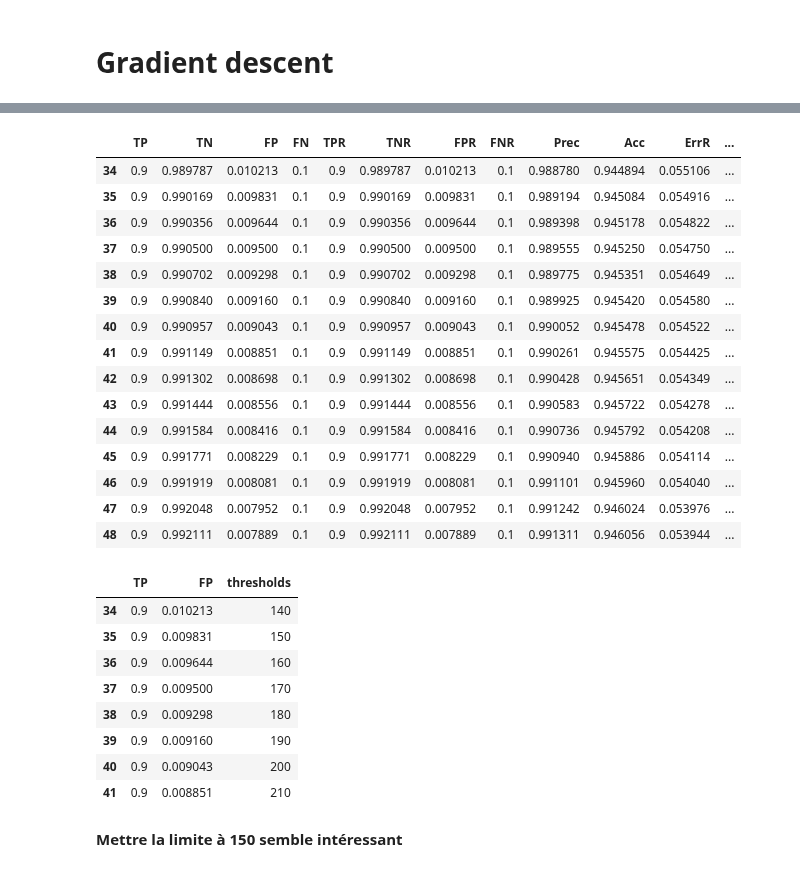
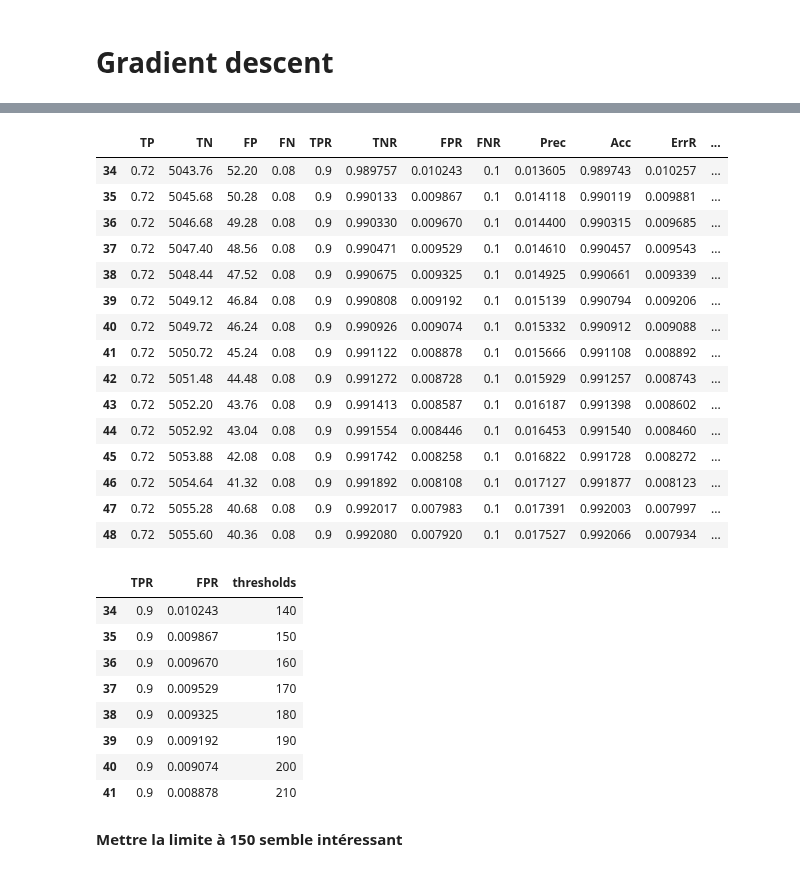
Before and after one commit to mgendr/CTU_13_Supervision_Des_Systemes, a Jupyter notebook: Find_Anomaly_thresh.ipynb, the cells around one changed output, grey strips where cells are left out. Saved outputs shown, nothing was run; the diff lists cells and outputs as text; code cells hidden in the pictures.

```diff
--- a/Find_Anomaly_thresh.ipynb
+++ b/Find_Anomaly_thresh.ipynb
@@ -268,6 +269,8 @@ def compute_metrics(data,threshold, window = 5, consider_window_correc = False)
         print(c_FP, 2*"\n")
         print(c_FN, 2*"\n")
         break"""
+        if not consider_window_correc :
+            count_unik_not_botnet, count_unik_botnet = 1, 1
         if count_unik_botnet>0 :
 
             cur_tTP = len(c_TP)*correc_func/count_unik_botnet
@@ -340,39 +343,39 @@ plt.legend(legend)
 # %%
 
 metrics_df = pd.DataFrame.from_records(list_metrics)
 metrics_df.rename(columns = {"tTP":"TP", "tTN":"TN", "tFP":"FP", "tFN":"FN"}, inplace = True)
 metrics_df["thresholds"] = thresholds
-selected = metrics_df[metrics_df.FP<0.0103]
+selected = metrics_df[metrics_df.FPR<0.0103]
 selected.sort_values(by = ["TP", "thresholds"], ascending = [False, True]).head(15)
 # %% [output]
 |  | TP | TN | FP | FN | TPR | TNR | FPR | FNR | Prec | Acc | ErrR | ... |
-| 34 | 0.9 | 0.989787 | 0.010213 | 0.1 | 0.9 | 0.989787 | 0.010213 | 0.1 | 0.988780 | 0.944894 | 0.055106 | ... |
-| 35 | 0.9 | 0.990169 | 0.009831 | 0.1 | 0.9 | 0.990169 | 0.009831 | 0.1 | 0.989194 | 0.945084 | 0.054916 | ... |
-| 36 | 0.9 | 0.990356 | 0.009644 | 0.1 | 0.9 | 0.990356 | 0.009644 | 0.1 | 0.989398 | 0.945178 | 0.054822 | ... |
-| 37 | 0.9 | 0.990500 | 0.009500 | 0.1 | 0.9 | 0.990500 | 0.009500 | 0.1 | 0.989555 | 0.945250 | 0.054750 | ... |
-| 38 | 0.9 | 0.990702 | 0.009298 | 0.1 | 0.9 | 0.990702 | 0.009298 | 0.1 | 0.989775 | 0.945351 | 0.054649 | ... |
-| 39 | 0.9 | 0.990840 | 0.009160 | 0.1 | 0.9 | 0.990840 | 0.009160 | 0.1 | 0.989925 | 0.945420 | 0.054580 | ... |
-| 40 | 0.9 | 0.990957 | 0.009043 | 0.1 | 0.9 | 0.990957 | 0.009043 | 0.1 | 0.990052 | 0.945478 | 0.054522 | ... |
-| 41 | 0.9 | 0.991149 | 0.008851 | 0.1 | 0.9 | 0.991149 | 0.008851 | 0.1 | 0.990261 | 0.945575 | 0.054425 | ... |
-| 42 | 0.9 | 0.991302 | 0.008698 | 0.1 | 0.9 | 0.991302 | 0.008698 | 0.1 | 0.990428 | 0.945651 | 0.054349 | ... |
-| 43 | 0.9 | 0.991444 | 0.008556 | 0.1 | 0.9 | 0.991444 | 0.008556 | 0.1 | 0.990583 | 0.945722 | 0.054278 | ... |
-| 44 | 0.9 | 0.991584 | 0.008416 | 0.1 | 0.9 | 0.991584 | 0.008416 | 0.1 | 0.990736 | 0.945792 | 0.054208 | ... |
-| 45 | 0.9 | 0.991771 | 0.008229 | 0.1 | 0.9 | 0.991771 | 0.008229 | 0.1 | 0.990940 | 0.945886 | 0.054114 | ... |
-| 46 | 0.9 | 0.991919 | 0.008081 | 0.1 | 0.9 | 0.991919 | 0.008081 | 0.1 | 0.991101 | 0.945960 | 0.054040 | ... |
-| 47 | 0.9 | 0.992048 | 0.007952 | 0.1 | 0.9 | 0.992048 | 0.007952 | 0.1 | 0.991242 | 0.946024 | 0.053976 | ... |
-| 48 | 0.9 | 0.992111 | 0.007889 | 0.1 | 0.9 | 0.992111 | 0.007889 | 0.1 | 0.991311 | 0.946056 | 0.053944 | ... |
+| 34 | 0.72 | 5043.76 | 52.20 | 0.08 | 0.9 | 0.989757 | 0.010243 | 0.1 | 0.013605 | 0.989743 | 0.010257 | ... |
+| 35 | 0.72 | 5045.68 | 50.28 | 0.08 | 0.9 | 0.990133 | 0.009867 | 0.1 | 0.014118 | 0.990119 | 0.009881 | ... |
+| 36 | 0.72 | 5046.68 | 49.28 | 0.08 | 0.9 | 0.990330 | 0.009670 | 0.1 | 0.014400 | 0.990315 | 0.009685 | ... |
+| 37 | 0.72 | 5047.40 | 48.56 | 0.08 | 0.9 | 0.990471 | 0.009529 | 0.1 | 0.014610 | 0.990457 | 0.009543 | ... |
+| 38 | 0.72 | 5048.44 | 47.52 | 0.08 | 0.9 | 0.990675 | 0.009325 | 0.1 | 0.014925 | 0.990661 | 0.009339 | ... |
+| 39 | 0.72 | 5049.12 | 46.84 | 0.08 | 0.9 | 0.990808 | 0.009192 | 0.1 | 0.015139 | 0.990794 | 0.009206 | ... |
+| 40 | 0.72 | 5049.72 | 46.24 | 0.08 | 0.9 | 0.990926 | 0.009074 | 0.1 | 0.015332 | 0.990912 | 0.009088 | ... |
+| 41 | 0.72 | 5050.72 | 45.24 | 0.08 | 0.9 | 0.991122 | 0.008878 | 0.1 | 0.015666 | 0.991108 | 0.008892 | ... |
+| 42 | 0.72 | 5051.48 | 44.48 | 0.08 | 0.9 | 0.991272 | 0.008728 | 0.1 | 0.015929 | 0.991257 | 0.008743 | ... |
+| 43 | 0.72 | 5052.20 | 43.76 | 0.08 | 0.9 | 0.991413 | 0.008587 | 0.1 | 0.016187 | 0.991398 | 0.008602 | ... |
+| 44 | 0.72 | 5052.92 | 43.04 | 0.08 | 0.9 | 0.991554 | 0.008446 | 0.1 | 0.016453 | 0.991540 | 0.008460 | ... |
+| 45 | 0.72 | 5053.88 | 42.08 | 0.08 | 0.9 | 0.991742 | 0.008258 | 0.1 | 0.016822 | 0.991728 | 0.008272 | ... |
+| 46 | 0.72 | 5054.64 | 41.32 | 0.08 | 0.9 | 0.991892 | 0.008108 | 0.1 | 0.017127 | 0.991877 | 0.008123 | ... |
+| 47 | 0.72 | 5055.28 | 40.68 | 0.08 | 0.9 | 0.992017 | 0.007983 | 0.1 | 0.017391 | 0.992003 | 0.007997 | ... |
+| 48 | 0.72 | 5055.60 | 40.36 | 0.08 | 0.9 | 0.992080 | 0.007920 | 0.1 | 0.017527 | 0.992066 | 0.007934 | ... |
 # %%
-selected.sort_values(by = ["TP", "thresholds"], ascending = [False, True]).head(8)[["TP","FP", "thresholds"]]
+selected.sort_values(by = ["TP", "thresholds"], ascending = [False, True]).head(8)[["TPR","FPR", "thresholds"]]
 # %% [output]
-|  | TP | FP | thresholds |
-| 34 | 0.9 | 0.010213 | 140 |
-| 35 | 0.9 | 0.009831 | 150 |
-| 36 | 0.9 | 0.009644 | 160 |
-| 37 | 0.9 | 0.009500 | 170 |
-| 38 | 0.9 | 0.009298 | 180 |
-| 39 | 0.9 | 0.009160 | 190 |
-| 40 | 0.9 | 0.009043 | 200 |
-| 41 | 0.9 | 0.008851 | 210 |
+|  | TPR | FPR | thresholds |
+| 34 | 0.9 | 0.010243 | 140 |
+| 35 | 0.9 | 0.009867 | 150 |
+| 36 | 0.9 | 0.009670 | 160 |
+| 37 | 0.9 | 0.009529 | 170 |
+| 38 | 0.9 | 0.009325 | 180 |
+| 39 | 0.9 | 0.009192 | 190 |
+| 40 | 0.9 | 0.009074 | 200 |
+| 41 | 0.9 | 0.008878 | 210 |
 # %% [markdown]
 **Mettre la limite à 150 semble intéressant**
 # %% [markdown]
```
Also changed, not shown: parts of 9 cells of this notebook.
